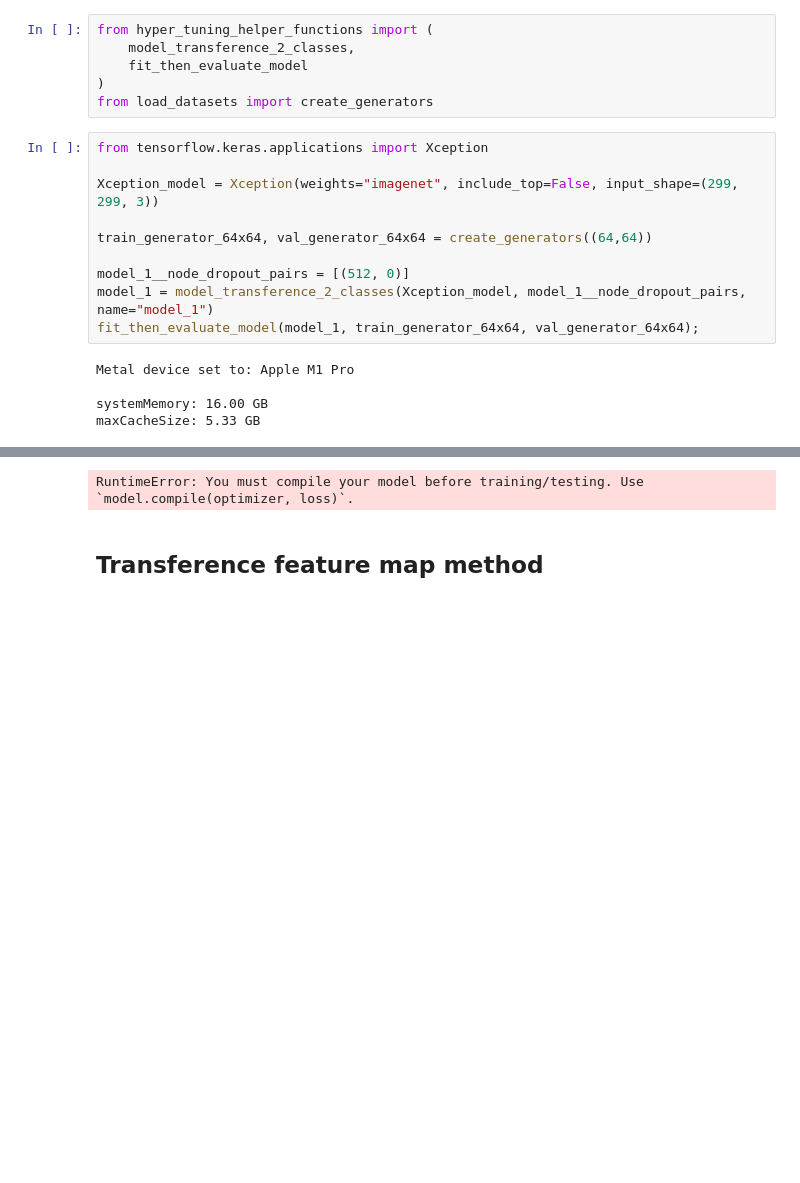
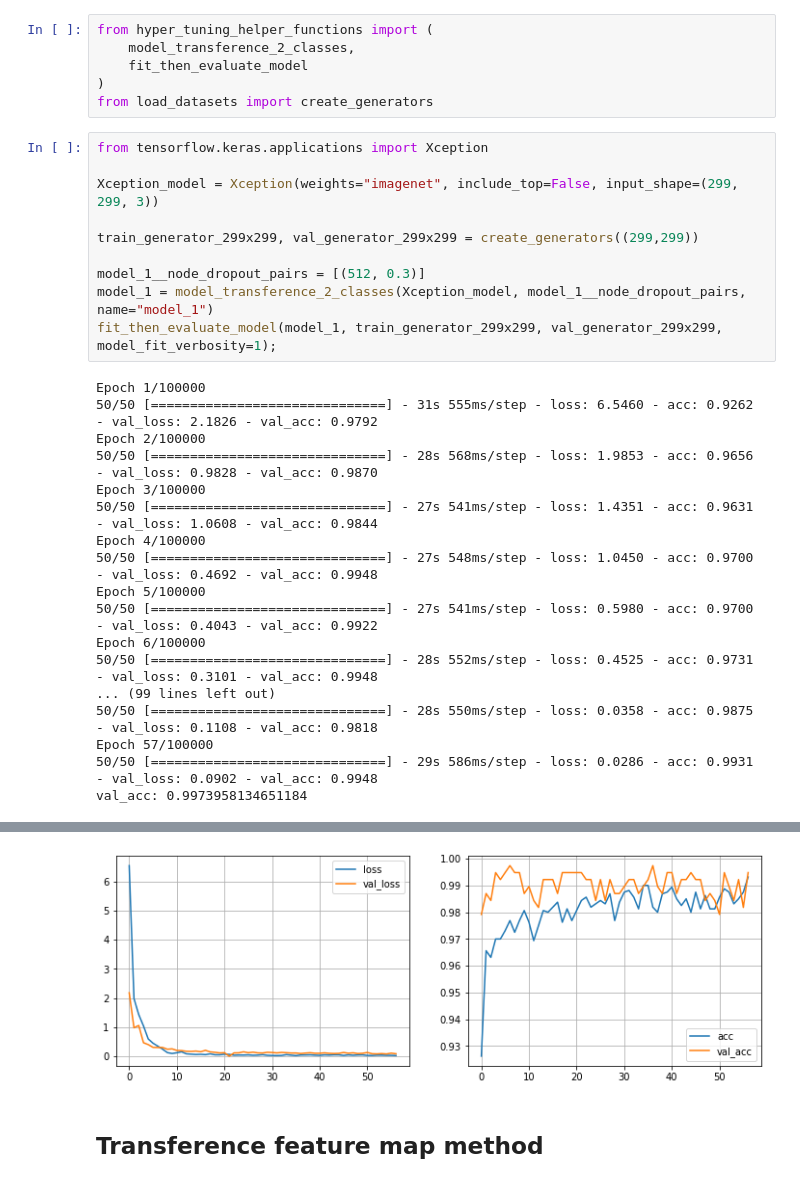
Before and after one commit to felix-tjernberg/ai21-deep-learning, a Jupyter notebook: lab/2_transference.ipynb, the cells around one changed output, grey strips where cells are left out. Drawn from its saved outputs; the diff is of its cells as text; blank space fills up the shorter version.

```diff
--- a/lab/2_transference.ipynb
+++ b/lab/2_transference.ipynb
@@ -13,13 +13,26 @@ from tensorflow.keras.applications import Xception
 
 Xception_model = Xception(weights="imagenet", include_top=False, input_shape=(299, 299, 3))
 
-train_generator_64x64, val_generator_64x64 = create_generators((64,64))
+train_generator_299x299, val_generator_299x299 = create_generators((299,299))
 
-model_1__node_dropout_pairs = [(512, 0)]
+model_1__node_dropout_pairs = [(512, 0.3)]
 model_1 = model_transference_2_classes(Xception_model, model_1__node_dropout_pairs, name="model_1")
-fit_then_evaluate_model(model_1, train_generator_64x64, val_generator_64x64);
+fit_then_evaluate_model(model_1, train_generator_299x299, val_generator_299x299, model_fit_verbosity=1);
 # %% [output]
-Metal device set to: Apple M1 Pro
-
-systemMemory: 16.00 GB
-maxCacheSize: 5.33 GB
+Epoch 1/100000
+50/50 [==============================] - 31s 555ms/step - loss: 6.5460 - acc: 0.9262 - val_loss: 2.1826 - val_acc: 0.9792
+Epoch 2/100000
+50/50 [==============================] - 28s 568ms/step - loss: 1.9853 - acc: 0.9656 - val_loss: 0.9828 - val_acc: 0.9870
+Epoch 3/100000
+50/50 [==============================] - 27s 541ms/step - loss: 1.4351 - acc: 0.9631 - val_loss: 1.0608 - val_acc: 0.9844
+Epoch 4/100000
+50/50 [==============================] - 27s 548ms/step - loss: 1.0450 - acc: 0.9700 - val_loss: 0.4692 - val_acc: 0.9948
+Epoch 5/100000
+50/50 [==============================] - 27s 541ms/step - loss: 0.5980 - acc: 0.9700 - val_loss: 0.4043 - val_acc: 0.9922
+Epoch 6/100000
+50/50 [==============================] - 28s 552ms/step - loss: 0.4525 - acc: 0.9731 - val_loss: 0.3101 - val_acc: 0.9948
+... (99 lines left out)
+50/50 [==============================] - 28s 550ms/step - loss: 0.0358 - acc: 0.9875 - val_loss: 0.1108 - val_acc: 0.9818
+Epoch 57/100000
+50/50 [==============================] - 29s 586ms/step - loss: 0.0286 - acc: 0.9931 - val_loss: 0.0902 - val_acc: 0.9948
+val_acc: 0.9973958134651184
@@ -28,3 +39,3 @@ maxCacheSize: 5.33 GB
-RuntimeError: You must compile your model before training/testing. Use `model.compile(optimizer, loss)`.
+[figure, added]
 # %% [markdown]
 ## Transference feature map method
```
Also changed, not shown: parts of 1 cell of this notebook, 1 other file.
